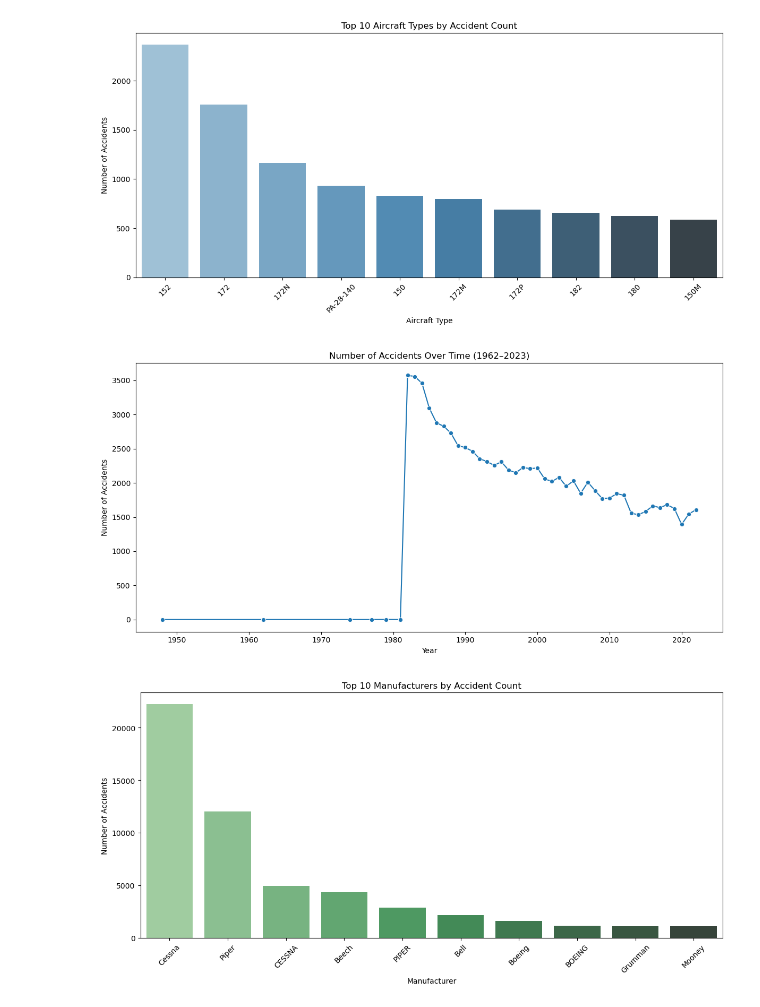
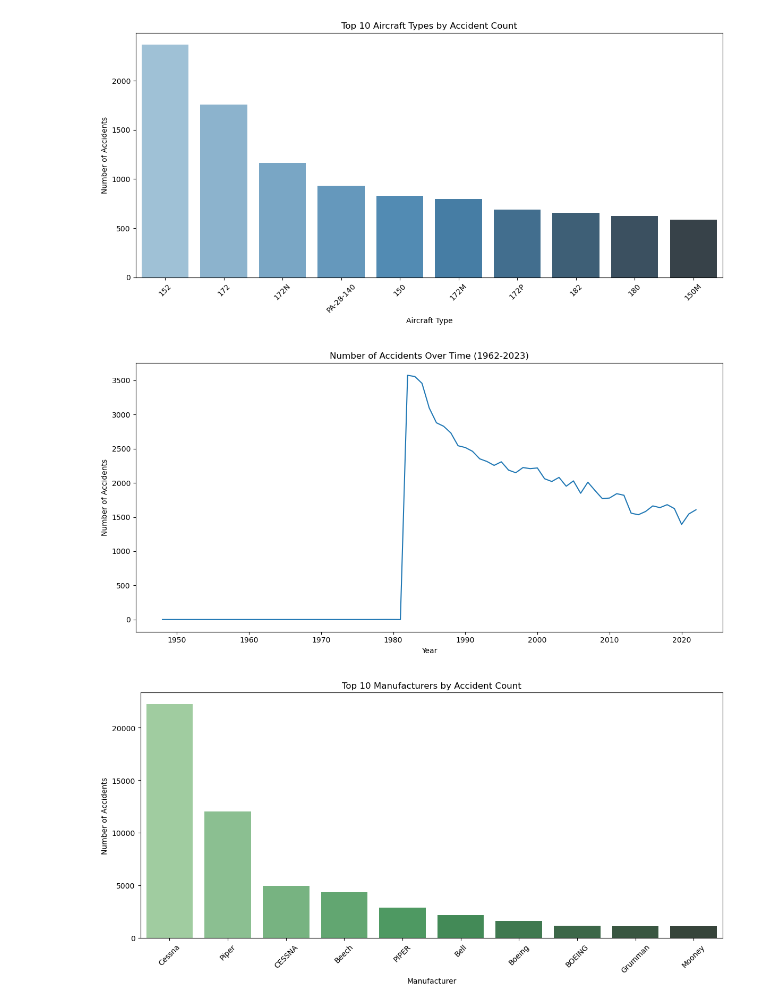
Before and after one commit to Morvine-otieno/dsc-phase-1-project-v3, a Jupyter notebook: student.ipynb, the cells around one changed output. Cells and saved outputs as stored; diff of their text form; code cells hidden in the pictures.

```diff
--- a/student.ipynb
+++ b/student.ipynb
@@ -220,7 +227,3 @@ plt.tight_layout()
 plt.show()
 # %% [output]
 [figure]
-# %%
-import numpy as np
-
-accidents_per_year = accidents_per_year.replace([np.inf, -np.inf], np.nan).dropna()
@@ -227,15 +233,15 @@ accidents_per_year = accidents_per_year.replace([np.inf, -np.inf], np.nan).dropn
 # %%
 # Line chart: Accidents Over Time
 
 plt.figure(figsize=(12,6))
-sns.lineplot(x=accidents_per_year.index, y=accidents_per_year.values, marker="o")
-plt.title("Number of Accidents Over Time (1962–2023)")
-plt.xlabel("Year")
-plt.ylabel("Number of Accidents")
+sns.lineplot(x=accidents_per_year.index, y=accidents_per_year.values)
+plt.title('Number of Accidents Over Time (1962-2023)')
+plt.xlabel('Year')
+plt.ylabel('Number of Accidents')
 plt.tight_layout()
 plt.show()
 # %% [output]
-[figure, old version]
+[figure, new version]
 # %%
 # Bar chart: Accident Counts by Manufacturer (Top 10)
 plt.figure(figsize=(12,6))
```
Also changed, not shown: parts of 7 cells of this notebook.
